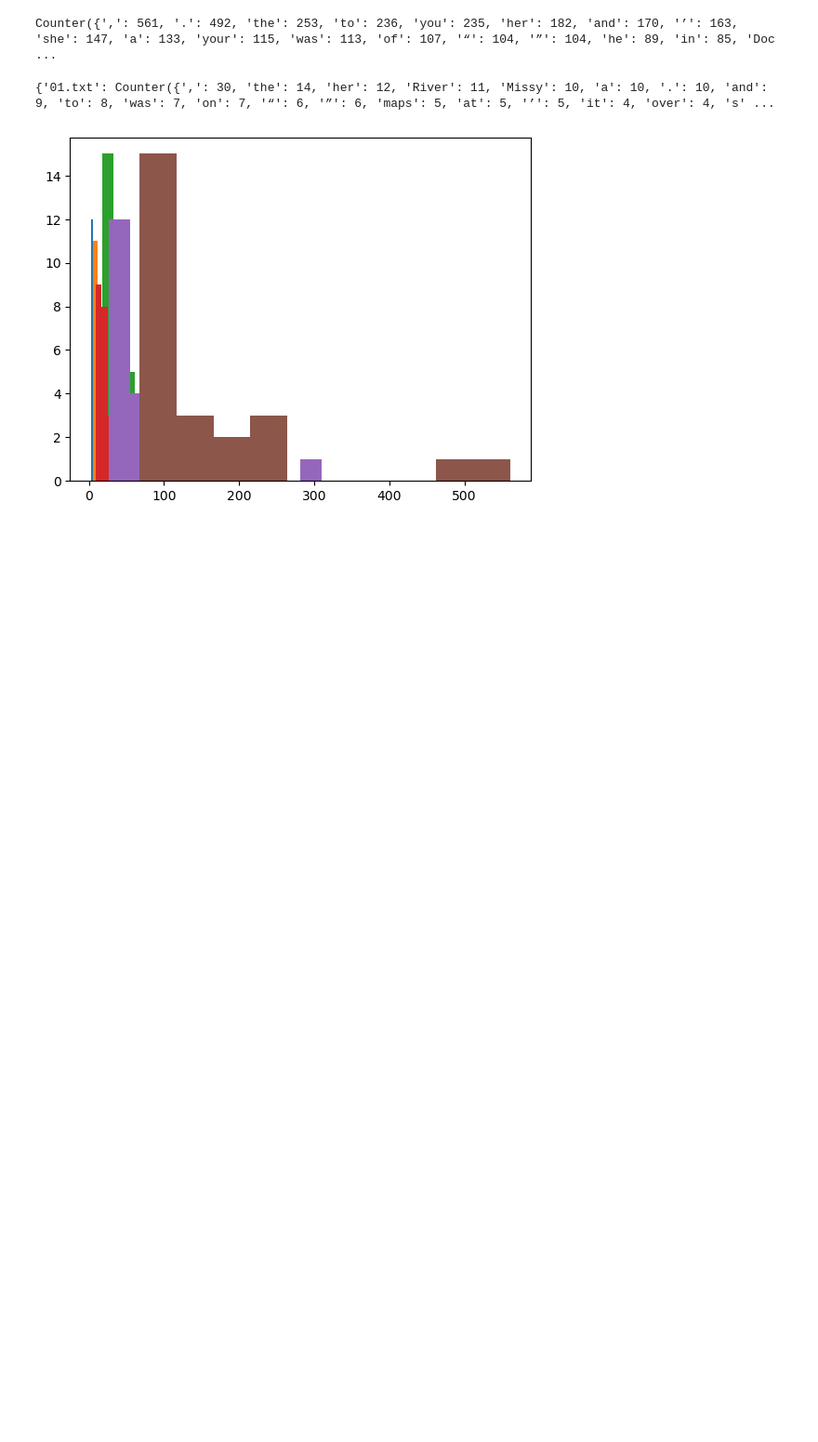
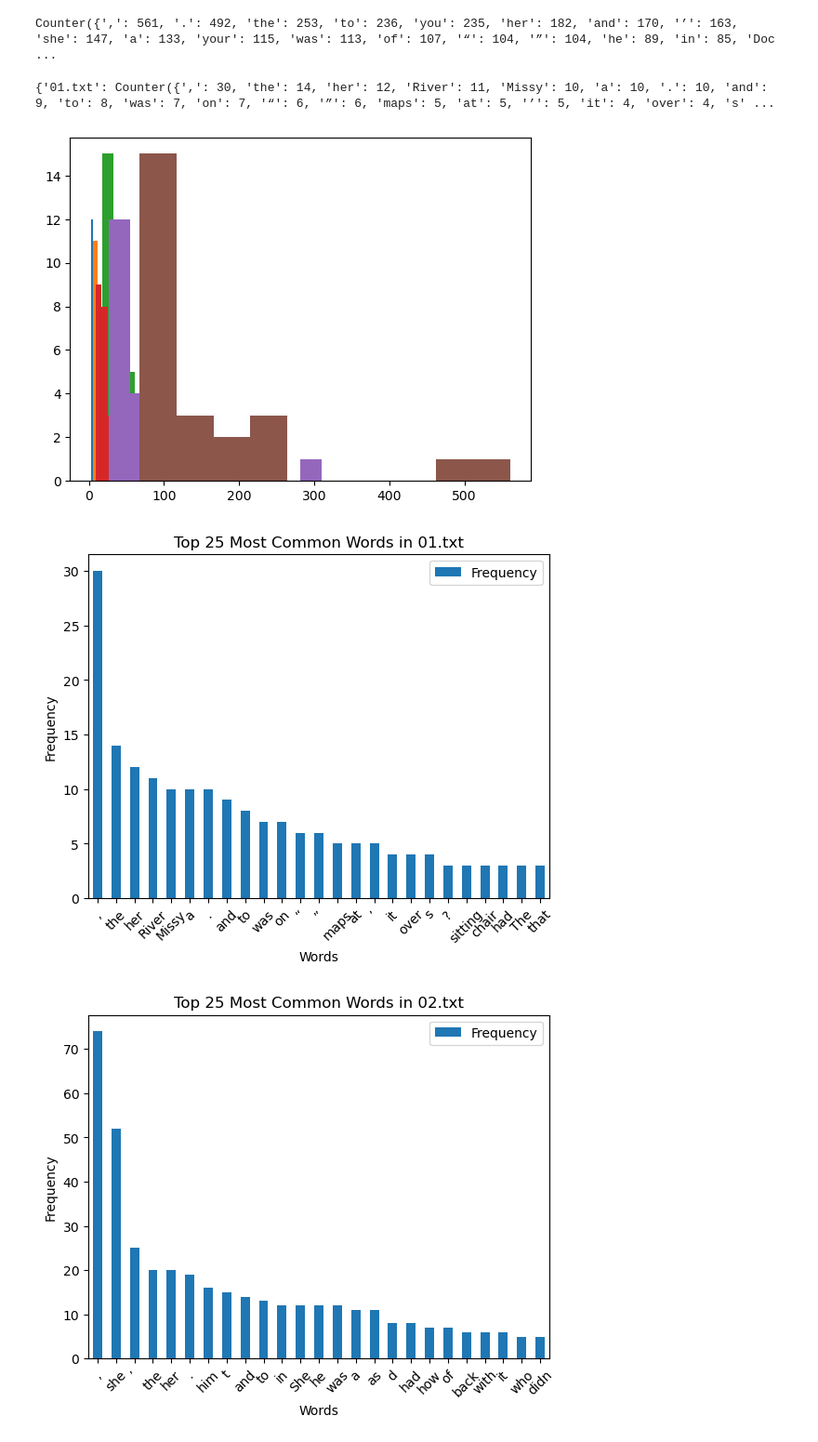
Before and after one commit to Cameron-Meinsma/assignment_1_analysing_data, a Jupyter notebook: assignment_1.ipynb, the cells around one changed output. Shown at 93% size. Saved outputs shown, nothing was run; the diff lists cells and outputs as text; code cells hidden in the pictures; blank space fills up the shorter version.

Commit message:
Add bar plot of top 25 words

```diff
--- a/assignment_1.ipynb
+++ b/assignment_1.ipynb
@@ -128,3 +115,45 @@ for key in text_token_count:
     histogram(key)
 # %% [output]
 [figure]
+# %%
+def bar_plot(key):
+    """
+    Creates a bar plot of the 25 most common words.
+
+    Parameter:
+        key: Key of the text_token_count dictionary.
+    Returns:
+        Bar plot.
+    """
+    # Turns the 25 most common words (values) of a specific key into a dictionary
+    word_freq = dict(text_token_count[key].most_common(25))
+    # Turns the words into a list
+    words = list(word_freq.keys())
+    # Turns the frequency into a list
+    freq = list(word_freq.values())
+
+    # Turns the lists into a DataFrame
+    data = pd.DataFrame(
+        data=list(zip(words, freq)),
+        columns=["Words", "Frequency"]
+    )
+
+    # Change the key to 'total'
+    if key == 'total_token_count':
+        key = 'total'
+
+    # Plot a histogram by using a bar plot
+    data.set_index('Words').plot.bar(rot=45)
+    plt.title(f"Top 25 Most Common Words in {key}")
+    plt.xlabel('Words')
+    plt.ylabel("Frequency")
+
+    return plt.show()
+# %%
+# Loops over the keys in the text_token_count dictionary
+for key in text_token_count:
+    # Runs the histogram(key) function
+    bar_plot(key)
+# %% [output]
+[figure, added]
+[figure, added]
```
Also changed, not shown: parts of 2 cells of this notebook.
